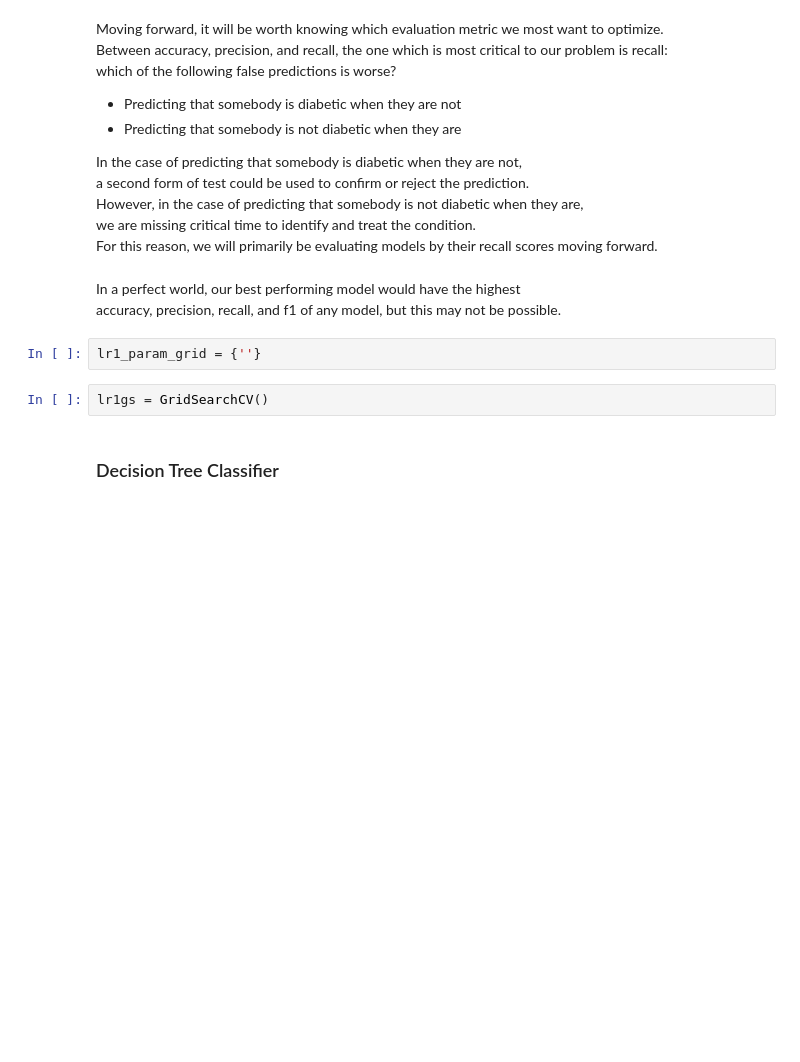
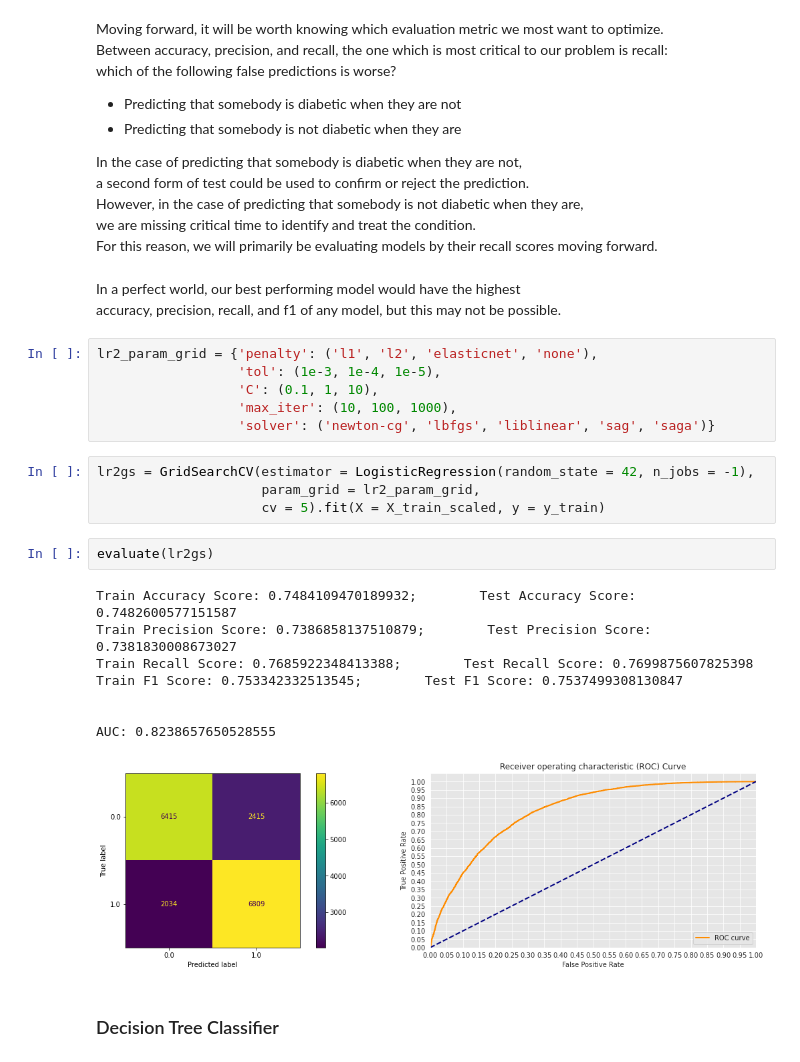
Before and after one commit to ChumpyDuelle/detecting-diabetes-with-machine-learning, a Jupyter notebook: detecting-diabetes-with-machine-learning.ipynb, the cells around one changed output. Cells and saved outputs as stored; diff of their text form; blank space fills up the shorter version.

Commit message:
incorporated grid search into lr and rfc

```diff
--- a/detecting-diabetes-with-machine-learning.ipynb
+++ b/detecting-diabetes-with-machine-learning.ipynb
@@ -1032,10 +1035,27 @@ Moving forward, it will be worth knowing which evaluation metric we most want to
 In the case of predicting that somebody is diabetic when they are not,<br>a second form of test could be used to confirm or reject the prediction.<br>However, in the case of predicting that somebody is not diabetic when they are,<br>we are missing critical time to identify and treat the condition.<br>For this reason, we will primarily be evaluating models by their recall scores moving forward.
 # %% [markdown]
 In a perfect world, our best performing model would have the highest<br>accuracy, precision, recall, and f1 of any model, but this may not be possible.
-# %%
-lr1_param_grid = {''}
-# %%
-lr1gs = GridSearchCV()
+# %%
+lr2_param_grid = {'penalty': ('l1', 'l2', 'elasticnet', 'none'),
+                  'tol': (1e-3, 1e-4, 1e-5),
+                  'C': (0.1, 1, 10),
+                  'max_iter': (10, 100, 1000),
+                  'solver': ('newton-cg', 'lbfgs', 'liblinear', 'sag', 'saga')}
+# %%
+lr2gs = GridSearchCV(estimator = LogisticRegression(random_state = 42, n_jobs = -1),
+                     param_grid = lr2_param_grid,
+                     cv = 5).fit(X = X_train_scaled, y = y_train)
+# %%
+evaluate(lr2gs)
+# %% [output]
+Train Accuracy Score: 0.7484109470189932;        Test Accuracy Score: 0.7482600577151587
+Train Precision Score: 0.7386858137510879;        Test Precision Score: 0.7381830008673027
+Train Recall Score: 0.7685922348413388;        Test Recall Score: 0.7699875607825398
+Train F1 Score: 0.753342332513545;        Test F1 Score: 0.7537499308130847
+
+
+AUC: 0.8238657650528555
+[figure, added]
 # %% [markdown]
 ### Decision Tree Classifier
 # %% [markdown]
```
Also changed, not shown: parts of 12 cells of this notebook.
